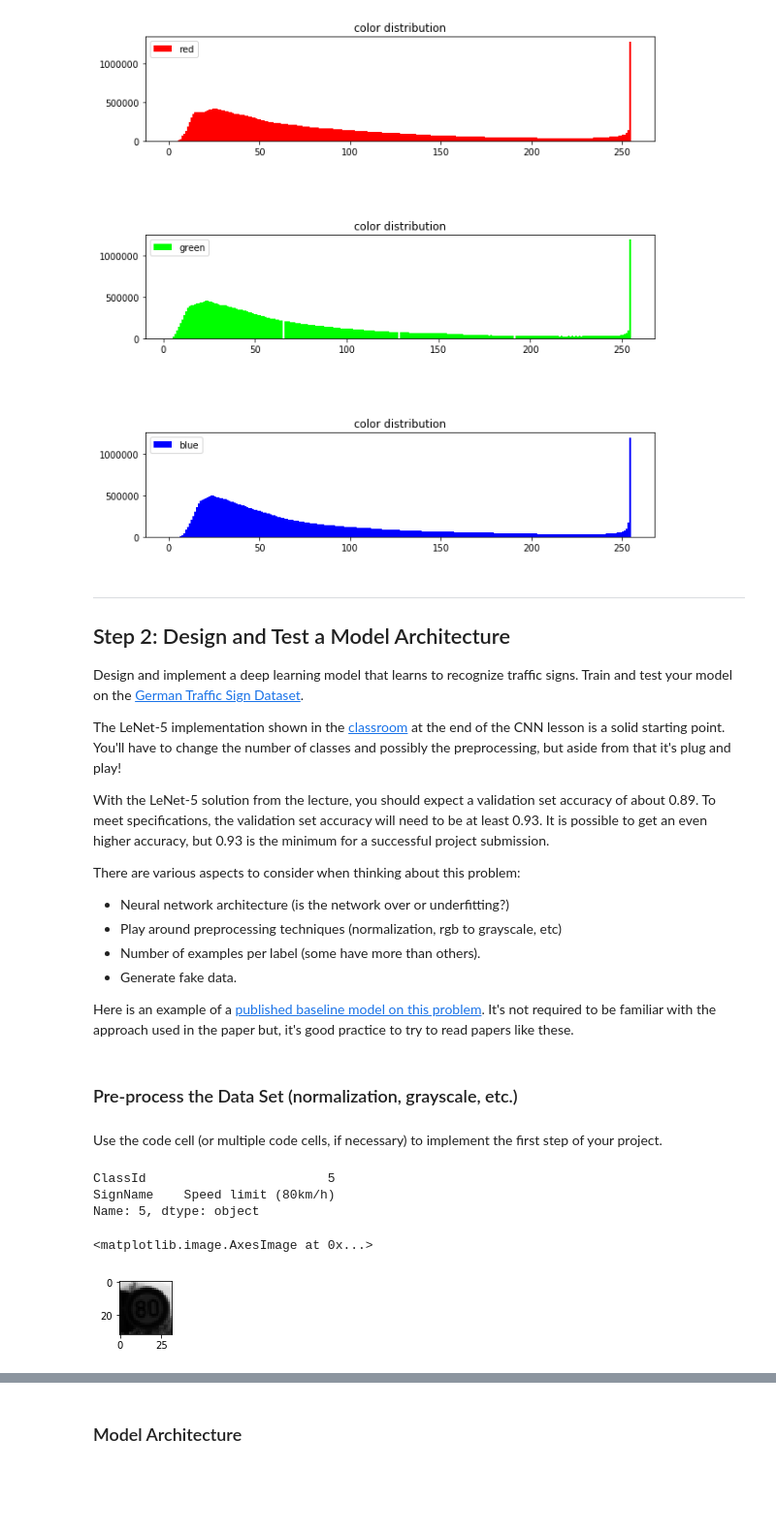
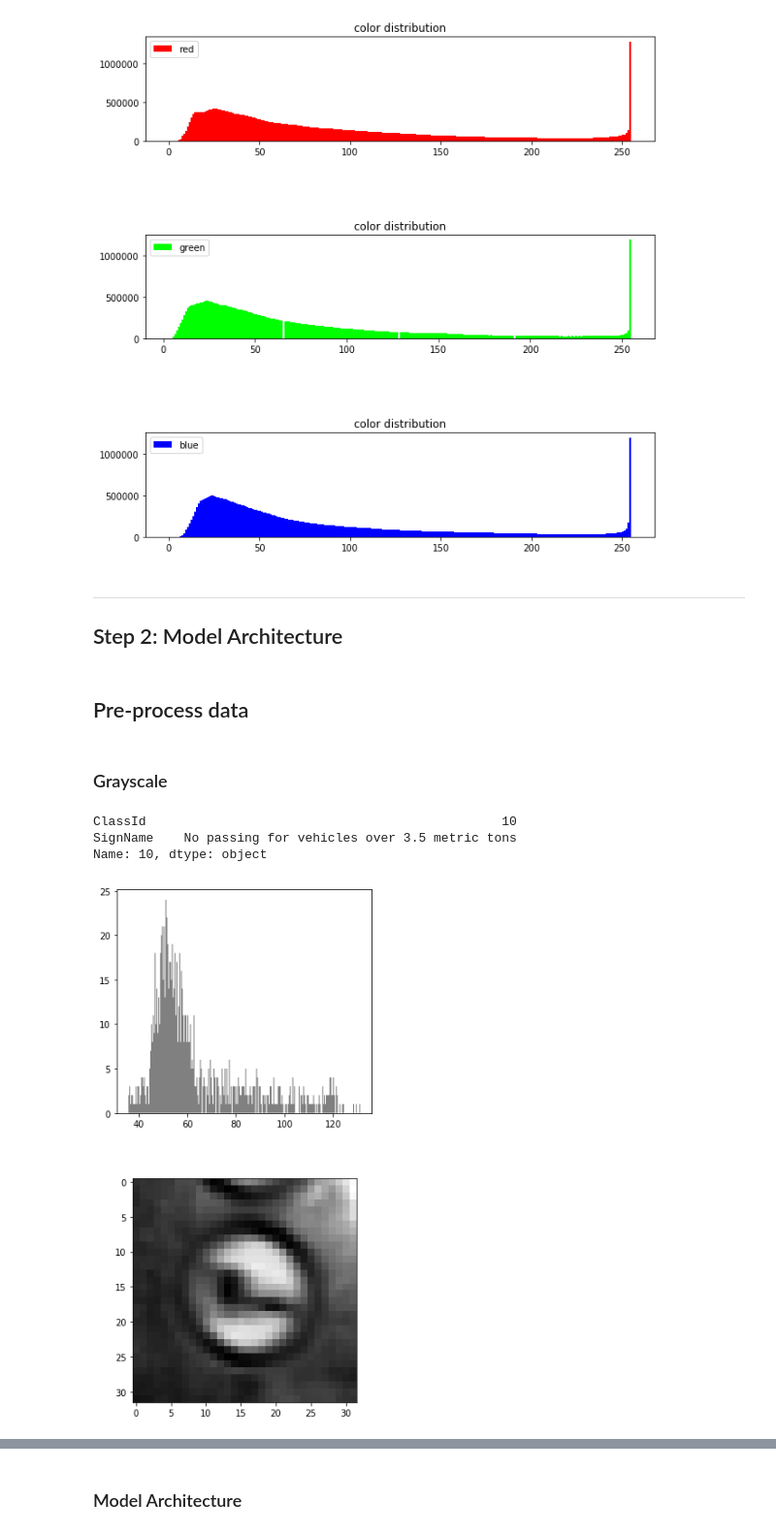
Before and after one commit to d3r0n/road-signs-recognition, a Jupyter notebook: Road-Sign-Classifier.ipynb, the cells around one changed output, grey strips where cells are left out. Shown: that part at 97% size. Drawn from its saved outputs; the diff is of its cells as text; code cells hidden in the pictures; blank space fills up the shorter version.

```diff
--- a/Road-Sign-Classifier.ipynb
+++ b/Road-Sign-Classifier.ipynb
@@ -149,53 +135,44 @@ fig.set_size_inches(9.5, 9.5)
 plt.show()
 # %% [output]
 [figure]
-# %% [markdown]
-----
-
-## Step 2: Design and Test a Model Architecture
-
-Design and implement a deep learning model that learns to recognize traffic signs. Train and test your model on the [German Traffic Sign Dataset](http://benchmark.ini.rub.de/?section=gtsrb&subsection=dataset).
-
-The LeNet-5 implementation shown in the [classroom](https://classroom.udacity.com/nanodegrees/nd013/parts/fbf77062-5703-404e-b60c-95b78b2f3f9e/modules/6df7ae49-c61c-4bb2-a23e-6527e69209ec/lessons/601ae704-1035-4287-8b11-e2c2716217ad/concepts/d4aca031-508f-4e0b-b493-e7b706120f81) at the end of the CNN lesson is a solid starting point. You'll have to change the number of classes and possibly the preprocessing, but aside from that it's plug and play!
-
-With the LeNet-5 solution from the lecture, you should expect a validation set accuracy of about 0.89. To meet specifications, the validation set accuracy will need to be at least 0.93. It is possible to get an even higher accuracy, but 0.93 is the minimum for a successful project submission.
-
-There are various aspects to consider when thinking about this problem:
-
-- Neural network architecture (is the network over or underfitting?)
-- Play around preprocessing techniques (normalization, rgb to grayscale, etc)
-- Number of examples per label (some have more than others).
-- Generate fake data.
-
-Here is an example of a [published baseline model on this problem](http://yann.lecun.com/exdb/publis/pdf/sermanet-ijcnn-11.pdf). It's not required to be familiar with the approach used in the paper but, it's good practice to try to read papers like these.
+# %% [markdown]
+----
+
+## Step 2: Model Architecture
 # %% [markdown]
-### Pre-process the Data Set (normalization, grayscale, etc.)
+## Pre-process data
-# %% [markdown]
-Use the code cell (or multiple code cells, if necessary) to implement the first step of your project.
+# %% [markdown]
+### Grayscale
 # %%
-#GRAY SCALE
+# %% GRAY SCALE
 import random
 import numpy as np
 import matplotlib.pyplot as plt
 %matplotlib inline
 
 def grayscale(data_set):
     gray = np.array([0.299,0.587,0.114]).reshape(3,1)
     return data_set.dot(gray)
 
 X_train = grayscale(X_train)
 X_valid = grayscale(X_valid)
 X_test = grayscale(X_test)
 
 index = random.randint(0, len(X_train))
 image = X_train[index].squeeze()
 
 print(sign_names.loc[y_train[index]])
-plt.figure(figsize=(1,1))
-plt.imshow(image, cmap="gray")
+fig, axes = plt.subplots(nrows=2, ncols=1)
+ax0, ax1 = axes.flatten()
+
+ax0.hist(image.flatten(), 256, histtype='stepfilled', color='gray', label='red')
+ax1.imshow(image, cmap="gray")
+
+fig.tight_layout()
+fig.set_size_inches(4.5, 9.5)
+plt.show()
 # %% [output]
-ClassId                        5
-SignName    Speed limit (80km/h)
-Name: 5, dtype: object
+ClassId                                               10
+SignName    No passing for vehicles over 3.5 metric tons
+Name: 10, dtype: object
-<matplotlib.image.AxesImage at 0x...>
-[figure, old version]
+[figure, new version]
```
Also changed, not shown: parts of 44 cells of this notebook, 27 other files.
